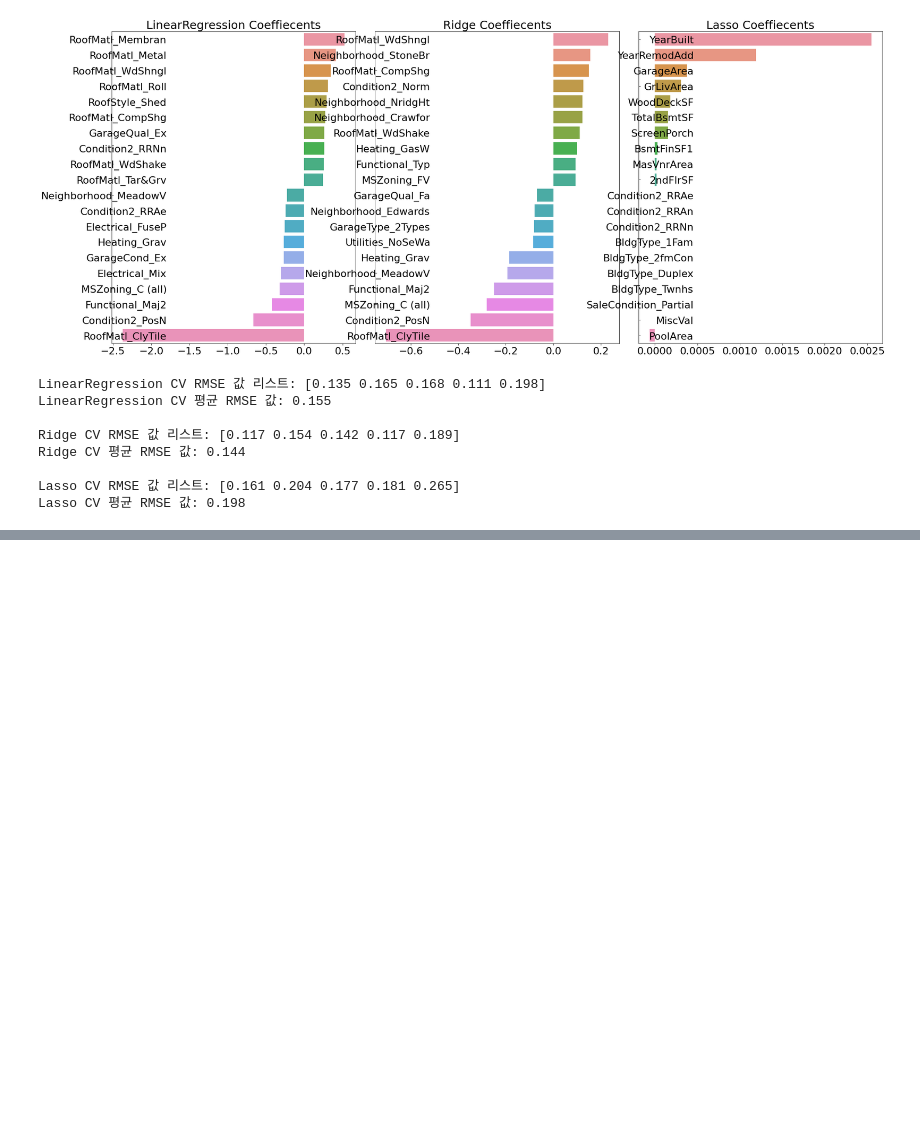
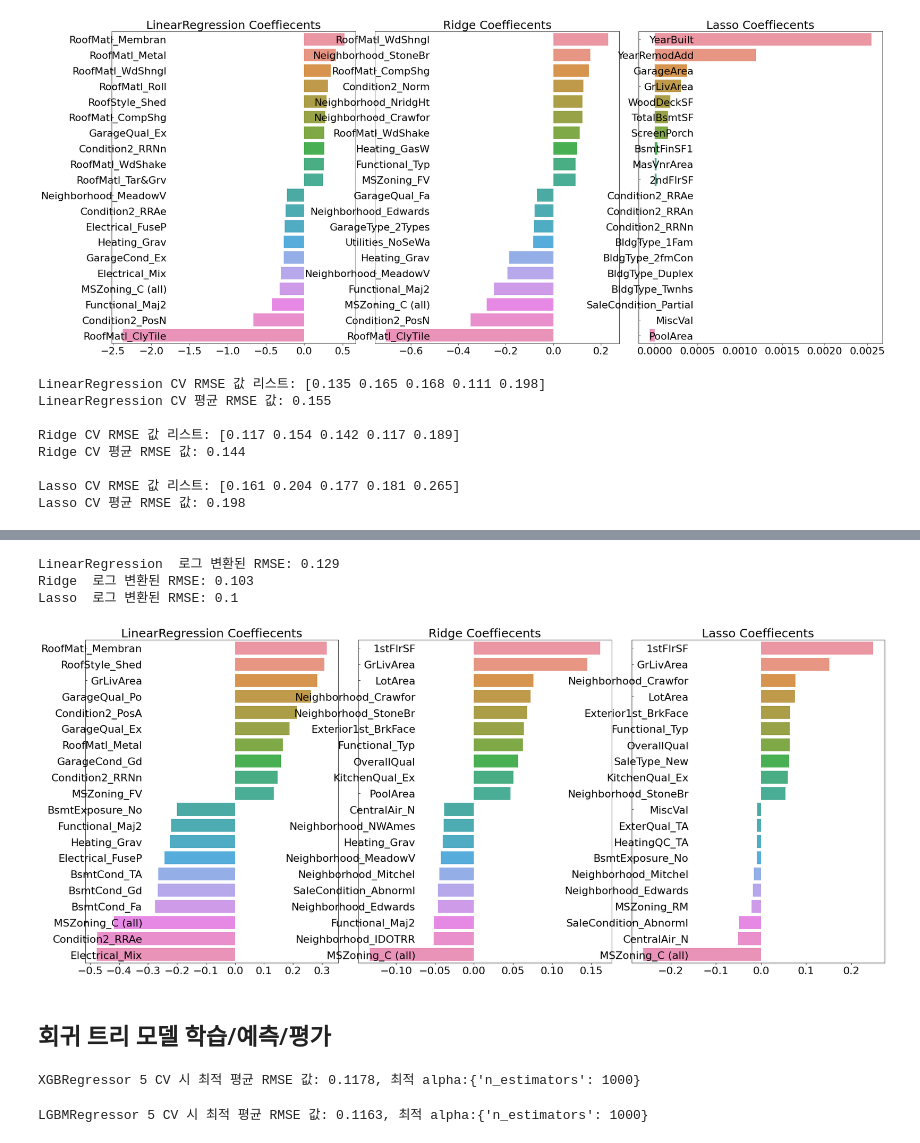
Before and after one commit to data-easyeon/book-ML_perfect_guide, a Jupyter notebook: CHAPTER 05.ipynb, the cells around one changed output, grey strips where cells are left out. Saved outputs shown, nothing was run; the diff lists cells and outputs as text; code cells hidden in the pictures; blank space fills up the shorter version.

```diff
--- a/CHAPTER 05.ipynb
+++ b/CHAPTER 05.ipynb
@@ -1276,0 +1402,41 @@ best_lasso = get_best_params(lasso_reg, lasso_params)
+# %%
+# 이상치가 제거된 데이터 세트를 기반으로 모델에 적용
+lr_reg = LinearRegression()
+lr_reg.fit(X_train, y_train)
+ridge_reg = Ridge(alpha=12)
+ridge_reg.fit(X_train, y_train)
+lasso_reg = Lasso(alpha=0.001)
+lasso_reg.fit(X_train, y_train)
+
+# 모든 모델의 RMSE 출력
+models = [lr_reg, ridge_reg, lasso_reg]
+get_rmses(models)
+
+# 모든 모델의 회귀 계수 시각화
+models = [lr_reg, ridge_reg, lasso_reg]
+visualize_coefficient(models)
+# %% [output]
+LinearRegression  로그 변환된 RMSE: 0.129
+Ridge  로그 변환된 RMSE: 0.103
+Lasso  로그 변환된 RMSE: 0.1
+[figure, added]
+# %% [markdown]
+## 회귀 트리 모델 학습/예측/평가
+# %%
+from xgboost import XGBRegressor
+
+xgb_params = {'n_estimators':[1000]}
+xgb_reg = XGBRegressor(n_estimators=1000, learning_rate=0.05,
+                       colsample_bytree=0.5, subsample=0.8)
+best_xgb = print_best_params(xgb_reg, xgb_params)
+# %% [output]
+XGBRegressor 5 CV 시 최적 평균 RMSE 값: 0.1178, 최적 alpha:{'n_estimators': 1000}
+# %%
+from lightgbm import LGBMRegressor
+
+lgbm_params = {'n_estimators':[1000]}
+lgbm_reg = LGBMRegressor(n_estimators=1000, learning_rate=0.05, num_leaves=4,
+                         subsample=0.6, colsample_bytree=0.4, reg_lambda=10, n_jobs=-1)
+best_lgbm = print_best_params(lgbm_reg, lgbm_params)
+# %% [output]
+LGBMRegressor 5 CV 시 최적 평균 RMSE 값: 0.1163, 최적 alpha:{'n_estimators': 1000}
```
Also changed, not shown: parts of 18 cells of this notebook.
